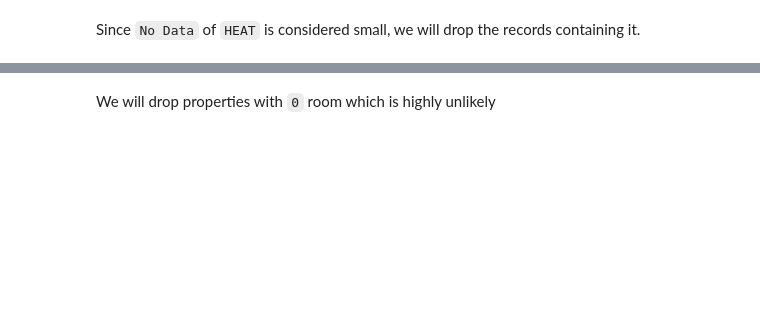
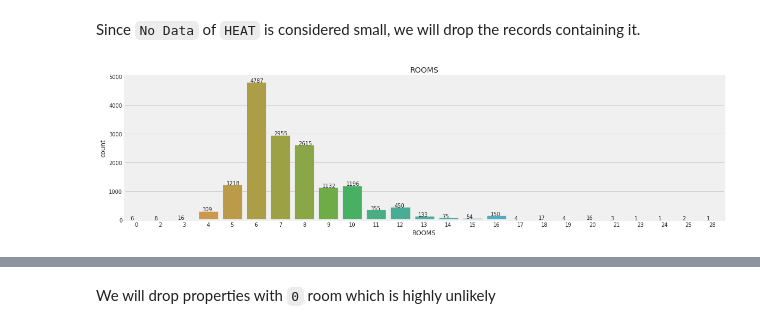
Before and after one commit to elvanselvano/purwadhika-final-project, a Jupyter notebook: notebooks/04_preprocessing.ipynb, the cells around one changed output, grey strips where cells are left out. Saved outputs shown, nothing was run; the diff lists cells and outputs as text; code cells hidden in the pictures; blank space fills up the shorter version.

```diff
--- a/notebooks/04_preprocessing.ipynb
+++ b/notebooks/04_preprocessing.ipynb
@@ -214,6 +241,16 @@ No Data               6
 Name: HEAT, dtype: int64
 # %% [markdown]
 Since `No Data` of `HEAT` is considered small, we will drop the records containing it.
+# %%
+plt.figure(figsize=(18,5))
+ax = sns.countplot(df7["ROOMS"],
+                   order = df7["ROOMS"].value_counts().sort_index().index)
+plt.title('ROOMS')
+
+for p, label in zip(ax.patches, df7["ROOMS"].value_counts().sort_index().values):
+    ax.annotate(label, (p.get_x()+0.15, p.get_height()+0.5))
+# %% [output]
+[figure, added]
 # %%
 df8['ROOMS'].value_counts().sort_index() #checking unusual values of ROOMS (0)
 # %% [output]
```
Also changed, not shown: parts of 43 cells of this notebook, 2 other files.
